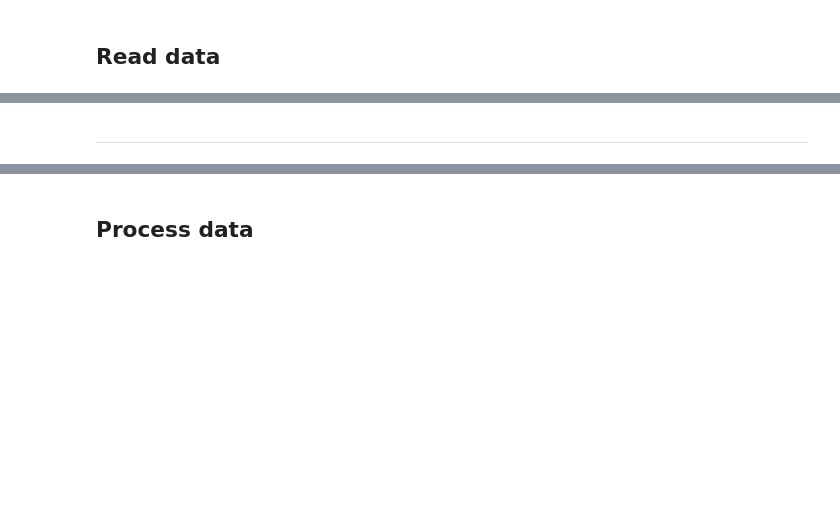
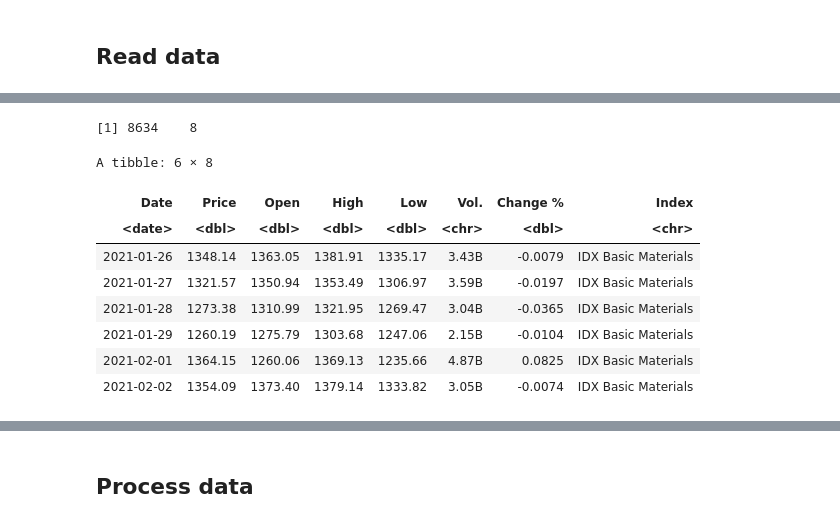
Before and after one commit to okiriza/esg-paper, a Jupyter notebook: notebooks/R run CausalImpact.ipynb, the cells around one changed output, grey strips where cells are left out. Saved outputs shown, nothing was run; the diff lists cells and outputs as text; code cells hidden in the pictures; blank space fills up the shorter version.

```diff
--- a/notebooks/R run CausalImpact.ipynb
+++ b/notebooks/R run CausalImpact.ipynb
@@ -69,5 +89,21 @@ A data.frame: 6 × 913
 | 4 | 2010-01-07 | 2431649 | 80000 | 2 | NA | 995000 | NA | NA | 216500 | 28799017 | ... | ... |
 | 5 | 2010-01-08 | 949256 | 16000 | 1 | NA | 405000 | NA | NA | 54500 | 4495758 | ... | ... |
 | 6 | 2010-01-11 | 806526 | 16000 | 20769 | NA | 455000 | NA | NA | 207500 | 1191561 | ... | ... |
-# %% [markdown]
----
+# %%
+df_sectoral = readxl::read_xlsx('data/stock_price/sectoral/IDX_Sector_Price_Volume.xlsx')
+df_sectoral$Date = as.Date(df_sectoral$Date)
+df_sectoral = df_sectoral %>% arrange(Index, Date)
+
+dim(df_sectoral)
+head(df_sectoral)
+# %% [output]
+[1] 8634    8
+A tibble: 6 × 8
+| Date | Price | Open | High | Low | Vol. | Change % | Index |
+| <date> | <dbl> | <dbl> | <dbl> | <dbl> | <chr> | <dbl> | <chr> |
+| 2021-01-26 | 1348.14 | 1363.05 | 1381.91 | 1335.17 | 3.43B | -0.0079 | IDX Basic Materials |
+| 2021-01-27 | 1321.57 | 1350.94 | 1353.49 | 1306.97 | 3.59B | -0.0197 | IDX Basic Materials |
+| 2021-01-28 | 1273.38 | 1310.99 | 1321.95 | 1269.47 | 3.04B | -0.0365 | IDX Basic Materials |
+| 2021-01-29 | 1260.19 | 1275.79 | 1303.68 | 1247.06 | 2.15B | -0.0104 | IDX Basic Materials |
+| 2021-02-01 | 1364.15 | 1260.06 | 1369.13 | 1235.66 | 4.87B | 0.0825 | IDX Basic Materials |
+| 2021-02-02 | 1354.09 | 1373.40 | 1379.14 | 1333.82 | 3.05B | -0.0074 | IDX Basic Materials |
```
Also changed, not shown: parts of 29 cells of this notebook.
